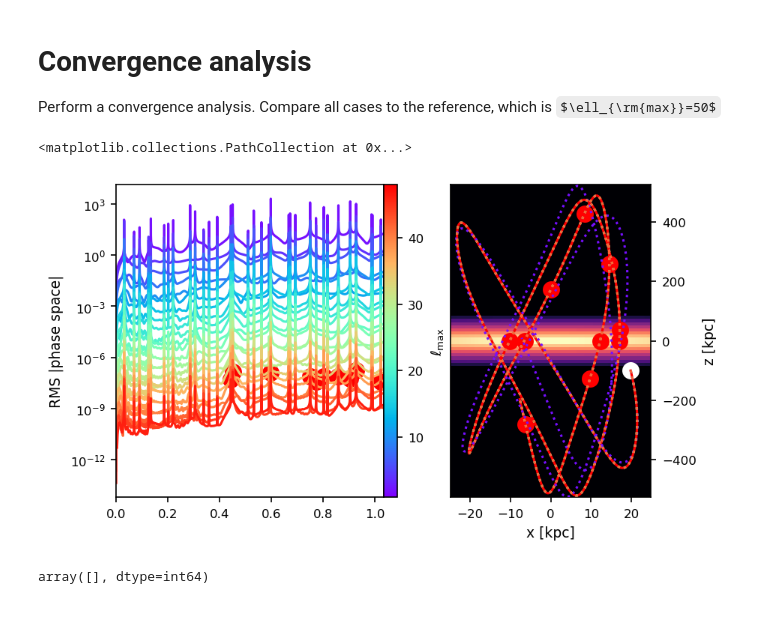
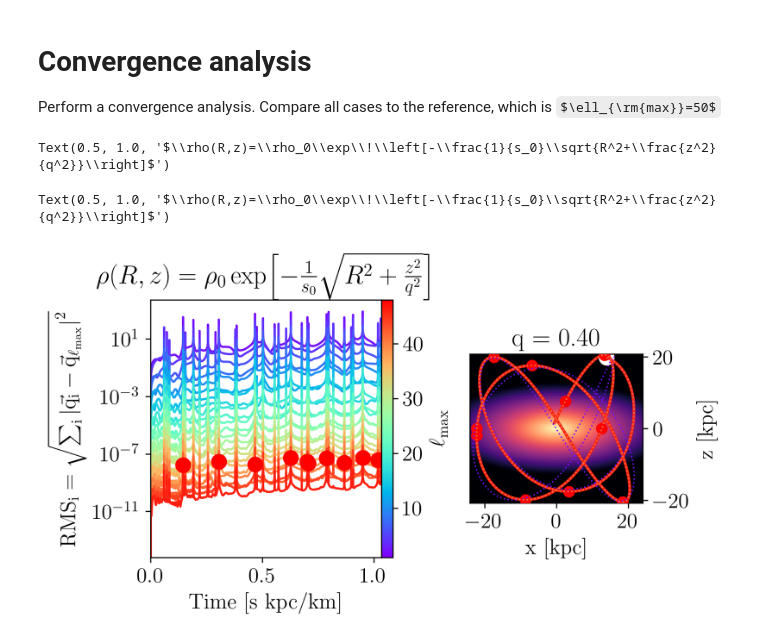
Before and after one commit to salvatore-ferrone/tstrippy, a Jupyter notebook: docs/source/legendre_BFE_orbit_convergence.ipynb, the cells around one changed output. Cells and saved outputs as stored; diff of their text form; code cells hidden in the pictures; some formulas as TeX source; blank space fills up the shorter version.

Commit message:
convergent analysis complete for exponential halo

```diff
--- a/docs/source/legendre_BFE_orbit_convergence.ipynb
+++ b/docs/source/legendre_BFE_orbit_convergence.ipynb
@@ -10,6 +10,12 @@ from astropy import units as u
 from astropy import constants as const
 import datetime
 from scipy import signal
+plt.rcParams.update({
+    "text.usetex": True,
+    "font.family": "serif",
+    "font.serif": ["Computer Modern Roman"],
+    "font.size": 15,
+})
 # %% [markdown]
 ## Helper functions
 # %%
@@ -20,7 +26,7 @@ def make_a4_three_panel_layout(
     margin_left_in=1.0,
     margin_right_in=1.0,
     fig_height_in=3.35,
-    dpi=150,
+    dpi=300,
 ):
     """
     Create a 1x4 GridSpec layout with one spacer column:
@@ -192,48 +345,50 @@ for i in range(npoints):
+# %%
+# get the density map
+npoints = 100
+zmax = np.max(np.abs(results[-1][2][:]))
+Rs = np.linspace(-R.max(),R.max(),npoints)
+zs = np.linspace(-zmax,zmax,npoints)
+RS,ZS = np.meshgrid(Rs,zs,indexing="xy")
+RHO = np.zeros_like(RS)
+for i in range(npoints):
+    RHO[i] = density_oblate_halo([rho0,s0,q],RS[i],np.zeros_like(Rs), ZS[i])
 # %%
 # colors for the l_max
-cmap=plt.cm.get_cmap("rainbow")
+cmap=plt.get_cmap("rainbow")
 norm=plt.cm.colors.Normalize(vmin=1,vmax=lmaxes[-1])
 colors = [cmap(norm(myl)) for myl in lmaxes ]
 
-fig, ax_left, ax_cbar, ax_right = make_a4_three_panel_layout()
+fig, ax_left, ax_cbar, ax_right = make_a4_three_panel_layout(width_ratios=(1, 1/20, 3/4),cbar_right_gap_ratio=1/3,fig_height_in=3)
 sm = plt.cm.ScalarMappable(cmap=cmap, norm=norm)
 sm.set_array([])
 cbar = plt.colorbar(sm, cax=ax_cbar)
 cbar.set_label(r"$\ell_{\rm{max}}$")
 for i in range(lmaxes.shape[0]-1):
     ax_left.plot(timestamps,RMS[i],color=colors[i])
 ax_left.set_yscale("log")
 ax_left.set_xlim(timestamps[0],timestamps[-1])
-ax_left.set_ylabel("RMS |phase space|")
+ax_left.set_ylabel(r"$\rm{{RMS}}_{{i}} = \sqrt{\sum_{i} \left| \vec{q_i} - \vec{q}_{\ell_{\rm{max}}} \right|^2}$")
+# ax_left.set_ylabel(r"$\rm{RMS}_{i} = \sqrt{\sum_{i}\left|\vec{q_i} - \vec{q}_{\ell_{\rm{max}}}\right|^2$")
 
-# add some trajectories
-# ax_right.plot(results[-1][0],results[-1][-1],color=colors[-1])
-# ax_right.scatter(results[-1][0][0],results[-1][-1][0],color="white",s=100,zorder=100)
-
-# ax_right.set_aspect("equal")
+ax_right.set_aspect("equal")
 ax_right.set_xlabel("x [kpc]")
 ax_right.set_ylabel("z [kpc]")
-cmapDensity = plt.cm.get_cmap("magma")
-logNorm = plt.cm.colors.LogNorm(1e1,RHO.max())
+cmapDensity = plt.get_cmap("magma")
+logNorm = plt.cm.colors.LogNorm(1e-1*rho0,1e0*rho0)
 ax_right.pcolormesh(RS, ZS, RHO, shading="auto", cmap=cmapDensity, norm=logNorm,)
 
-
+# i=-1
+ax_right.plot(results[i][0],results[i][2],color=colors[i],zorder=10+i,linewidth=2)
+ax_right.scatter(results[-1][0][peaks],results[-1][2][peaks],color=colors[-1],s=50,zorder=100)
 NSKIP = 10
 for i in range(0,lmaxes.shape[0],NSKIP):
-    ax_right.plot(results[i][0],results[i][-1],color=colors[i],zorder=100+i, linestyle=":")
-
-
-i=-1
-ax_right.plot(results[i][0],results[i][-1],color=colors[i],zorder=100+i)
-ax_right.scatter(results[SIGNALINDEX][0][peaks],results[SIGNALINDEX][-1][peaks],color=colors[SIGNALINDEX],s=100)
-
-ax_left.scatter(timestamps[peaks],RMS[SIGNALINDEX][peaks],s=100,color=colors[-1])
-
-ax_right.scatter(results[0][0][0],results[0][-1][0],color="w",s=100)
+    ax_right.plot(results[i][0],results[i][2],color=colors[i],zorder=100+i, linestyle=":",linewidth=1)
+ax_left.scatter(timestamps[peaks],RMS[SIGNALINDEX][peaks],s=100,color=colors[-1],zorder=100)
+ax_right.scatter(results[0][0][0],results[0][2][0],color="w",s=100)
+ax_left.set_xlabel(r"Time [s kpc/km]")
+ax_right.set_title("q = {:.2f}".format(q))
+ax_left.set_title(r"$\rho(R,z)=\rho_0\exp\!\left[-\frac{1}{s_0}\sqrt{R^2+\frac{z^2}{q^2}}\right]$")
 # %% [output]
-<matplotlib.collections.PathCollection at 0x...>
+Text(0.5, 1.0, '$\\rho(R,z)=\\rho_0\\exp\\!\\left[-\\frac{1}{s_0}\\sqrt{R^2+\\frac{z^2}{q^2}}\\right]$')
+Text(0.5, 1.0, '$\\rho(R,z)=\\rho_0\\exp\\!\\left[-\\frac{1}{s_0}\\sqrt{R^2+\\frac{z^2}{q^2}}\\right]$')
-[figure, old version]
+[figure, new version]
-# %%
-peaks
-# %% [output]
-array([], dtype=int64)
```
Also changed, not shown: parts of 12 cells of this notebook.
